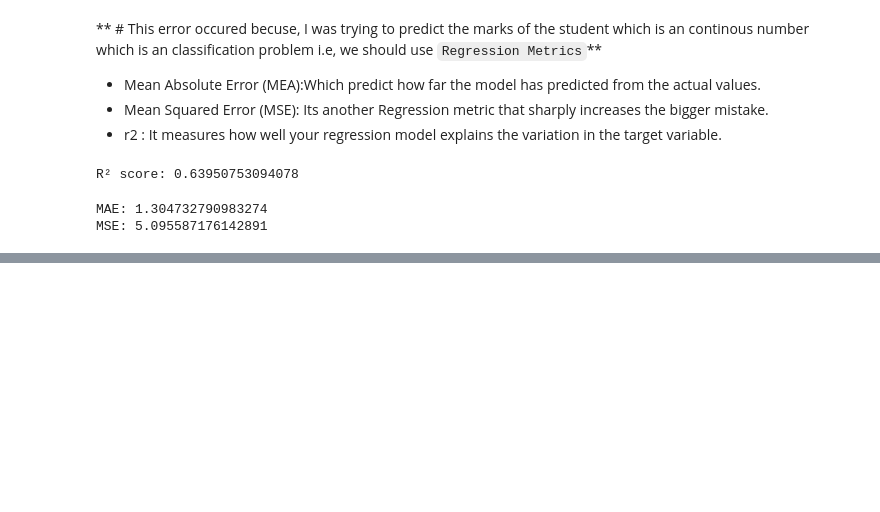
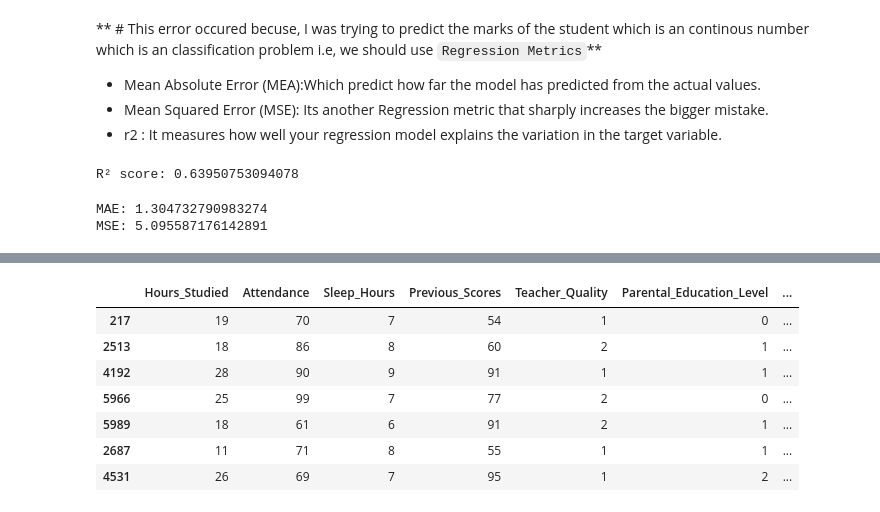
Before and after one commit to KabinGamal/Student_Exam_Peformance, a Jupyter notebook: main.ipynb, the cells around one changed output, grey strips where cells are left out. Saved outputs shown, nothing was run; the diff lists cells and outputs as text; code cells hidden in the pictures; blank space fills up the shorter version.

```diff
--- a/main.ipynb
+++ b/main.ipynb
@@ -419,0 +427,20 @@ MSE: 5.095587176142891
+# %%
+error_df=x_test.copy()
+error_df["Actual"]=y_test
+error_df["Predict"]=y_pred
+error_df["Residual"]=y_test-y_pred
+
+# to filter out the outliers
+
+outliers=error_df[error_df["Residual"]>10]
+# %%
+outliers
+# %% [output]
+|  | Hours_Studied | Attendance | Sleep_Hours | Previous_Scores | Teacher_Quality | Parental_Education_Level | ... |
+| 217 | 19 | 70 | 7 | 54 | 1 | 0 | ... |
+| 2513 | 18 | 86 | 8 | 60 | 2 | 1 | ... |
+| 4192 | 28 | 90 | 9 | 91 | 1 | 1 | ... |
+| 5966 | 25 | 99 | 7 | 77 | 2 | 0 | ... |
+| 5989 | 18 | 61 | 6 | 91 | 2 | 1 | ... |
+| 2687 | 11 | 71 | 8 | 55 | 1 | 1 | ... |
+| 4531 | 26 | 69 | 7 | 95 | 1 | 2 | ... |
```
Also changed, not shown: parts of 2 cells of this notebook.
